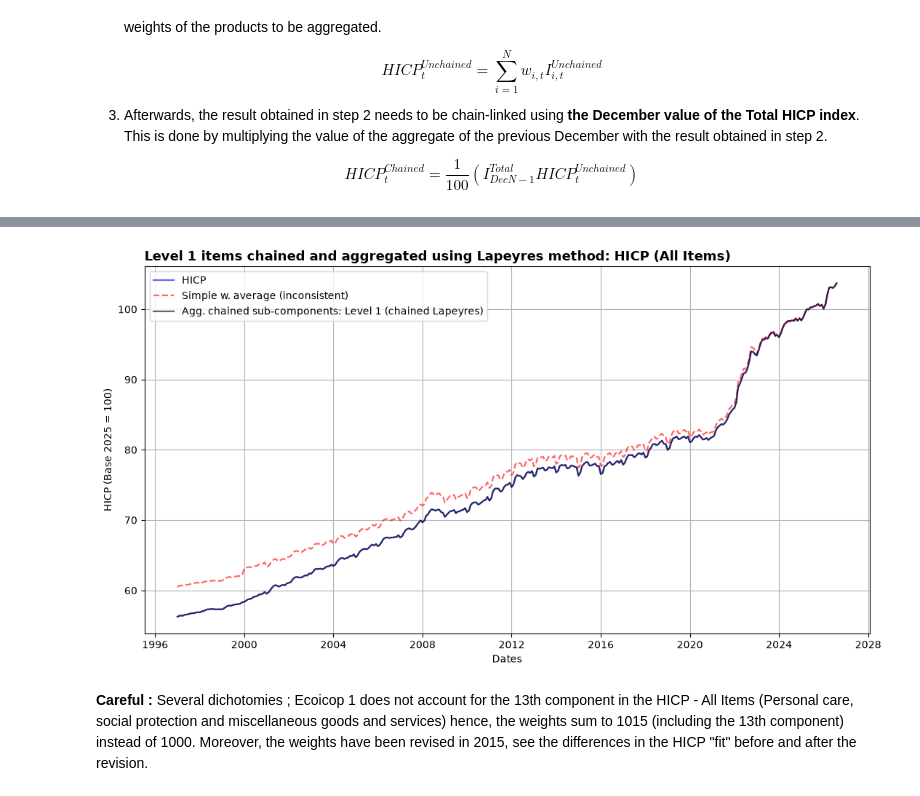
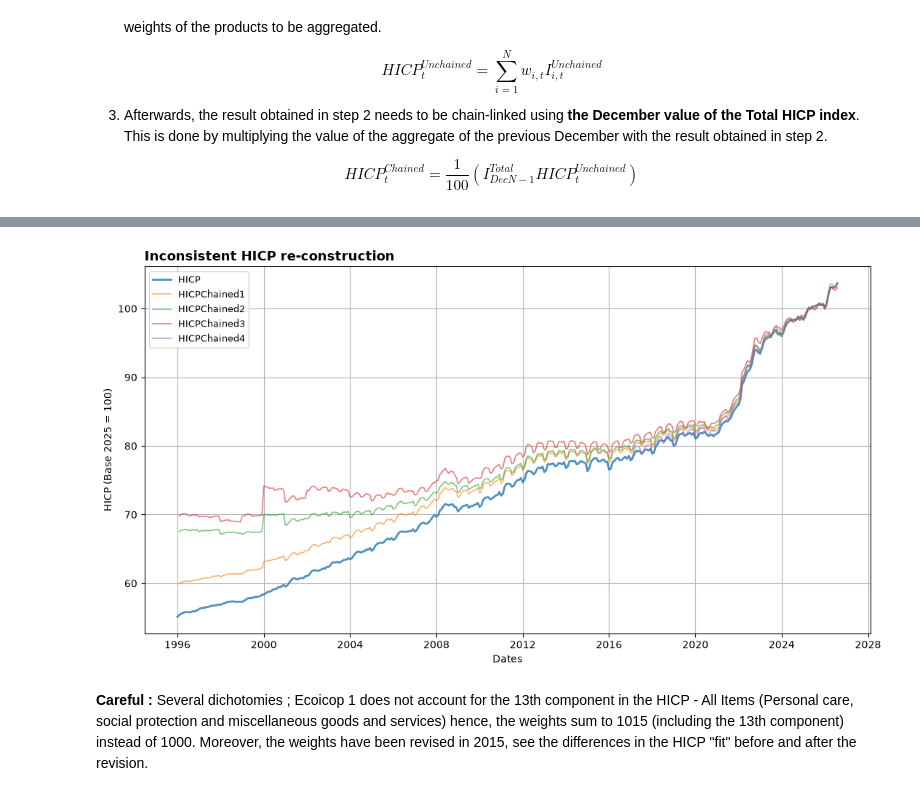
Before and after one commit to Lea-Gosselin/ismi-index, a Jupyter notebook: dataEA.ipynb, the cells around one changed output, grey strips where cells are left out. Cells and saved outputs as stored; diff of their text form; code cells hidden in the pictures.

Commit message:
New changes to the code : all disaggregation levels are now available for EA

```diff
--- a/dataEA.ipynb
+++ b/dataEA.ipynb
@@ -532,0 +550,16 @@ Length: 368, dtype: float64
+# %%
+# Drop NaN
+def rmse(act,fit):
+    meanSquaredError = ((fit - act) ** 2).mean()
+    rmse = np.sqrt(meanSquaredError)
+    return rmse
+
+ChainedResized = HICPChained #.dropna()
+IncResized = InconsistentSeries #.dropna()
+
+# RMSE of each series relative to INX
+RMSEs = (
+    ChainedResized
+    .drop(columns='INX')
+    .apply(lambda col: rmse(ChainedResized['INX'], col))
+)
@@ -533,27 +607,41 @@ Length: 368, dtype: float64
 # %%
-# Comparaison
-Niv0 = Niv0[Niv0.index.year >= startYear]
-Lvl1Hicp = Lvl1Hicp[Lvl1Hicp.index.year >= startYear]
+# Inconsistently computed
+fig, ax = plt.subplots(figsize=(11, 6))
+xAxis = IncResized.index
 
-# Plot...
-fig, ax = plt.subplots(figsize=(11, 6))
+# HICP
+ax.plot(
+    xAxis,
+    IncResized["INX"],
+    lw=2,
+    alpha=0.8,
+    label="HICP"
+)
 
-x_axis = aggChained.index
+# Inconsistent series
+for col in IncResized.columns[1:]:
+    ax.plot(
+        xAxis,
+        IncResized[col],
+        lw=1.2,
+        alpha=0.6,
+        label=f"{col}"
+    )
 
-ax.plot(x_axis, Niv0.values, color="blue", lw=1.6, alpha=0.6, label="HICP")
-ax.plot(x_axis, Lvl1Hicp, linestyle="dashed",color="red", lw=1.6, alpha=0.6, label="Simple w. average (inconsistent)")
-ax.plot(x_axis, aggChained.values, color="black", lw=1.6, alpha=0.6, label=f"Agg. chained sub-components: Level {niv} (chained Lapeyres)")
+ax.set_title(
+    "Inconsistent HICP re-construction",
+    fontsize=13,
+    fontweight="bold",
+    loc="left"
+)
 
-# ax.plot(x_axis, dFinal.loc[dFinal.ecoicop == "00", "wINX"].values, color="#4C72B0", lw=1.6, ls="--", label=f"Level 0")
-ax.set_title(f"Level {niv} items chained and aggregated using Lapeyres method: HICP (All Items)",
-              fontsize=13, fontweight="bold", loc="left")
 ax.set_xlabel("Dates")
 ax.set_ylabel("HICP (Base 2025 = 100)")
-ax.legend(loc="best", fontsize=10)
-plt.grid()
+ax.legend(loc="best", fontsize=9)
+ax.grid()
 plt.tight_layout()
 plt.show()
 # %% [output]
-[figure, old version]
+[figure, new version]
 # %%
 ### Save output : unchained items, weights, HICP all items (index)
```
Also changed, not shown: parts of 25 cells of this notebook, 2 other files.
